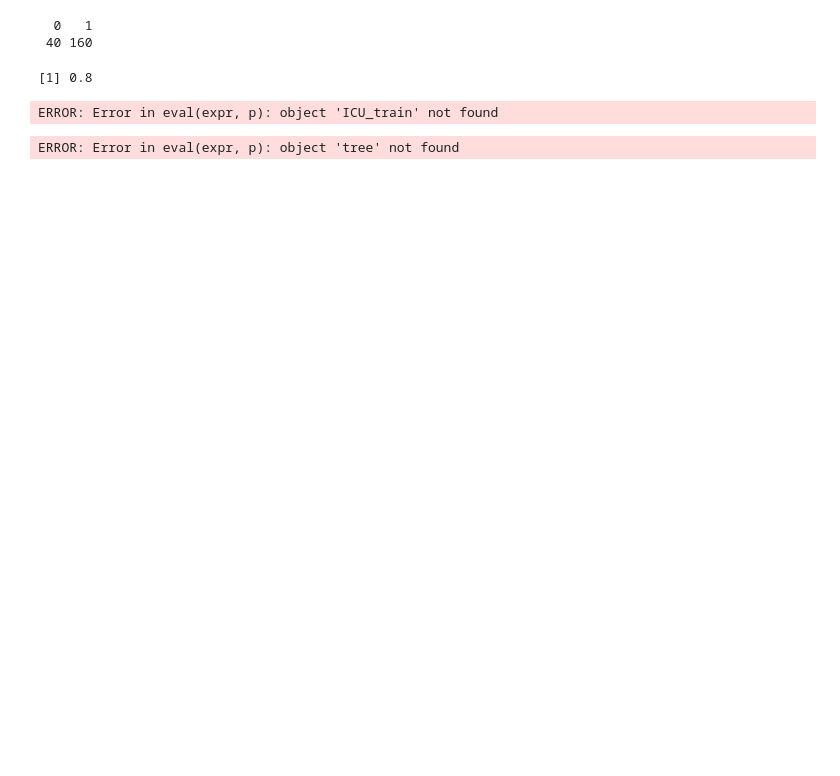
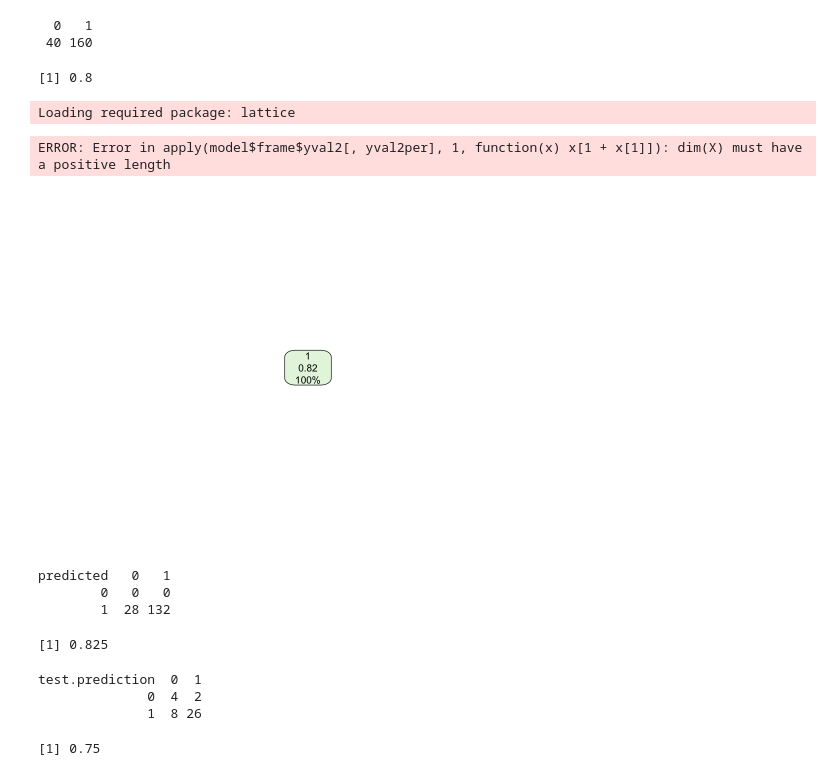
Before and after one commit to emilyahmad/OM065-Data-Science, a Jupyter notebook: Breakouts/ICU.ipynb, the cells around one changed output. Cells and saved outputs as stored; diff of their text form; code cells hidden in the pictures; blank space fills up the shorter version.

Commit message:
Decision tree & others

```diff
--- a/Breakouts/ICU.ipynb
+++ b/Breakouts/ICU.ipynb
@@ -34,14 +29,40 @@ mean(ICU$Survive)
  40 160
 [1] 0.8
 # %%
-index = sample(nrow(ICU), nrow(ICU) *.8)
-ICU.train = ICU[index,] # rows in sample
-ICU.test = ICU[-index, ] # rows not in sample
+index <- sample(nrow(ICU), nrow(ICU)*0.8)
+ICU_train <- ICU[index, ]
+ICU_test  <- ICU[-index, ]
+# %%
+library(caret)
+prop.index <- createDataPartition(ICU$Survive, p = 0.8, list = FALSE, times = 1)
+ICU.train <- ICU[prop.index, ]
+ICU.test  <- ICU[-prop.index, ]
+# %% [output]
+Loading required package: lattice
 # %%
-tree = rpart(formula = Survive ~ Age + Sex + Infection + Pulse + SysBP + Emergency, data = ICU_train, method="class", cp=0.00001)
+tree <- rpart(Survive ~ Age + Sex + Infection + Pulse + DangerBP + Emergency,
+              data = ICU_train, method = "class", cp = 0.00001)
-# %% [output]
-ERROR: Error in eval(expr, p): object 'ICU_train' not found
-# %%
-rpart(plot(tree))
-# %% [output]
-ERROR: Error in eval(expr, p): object 'tree' not found
+# %%
+par(mfrow = c(1, 1)); rpart.plot(tree)
+library(rattle); fancyRpartPlot(tree); fancyRpartPlot(tree, tweak=1.5)
+# %% [output]
+ERROR: Error in apply(model$frame$yval2[, yval2per], 1, function(x) x[1 + x[1]]): dim(X) must have a positive length
+[figure, added]
+# %%
+predicted <- predict(tree, ICU.train, type = "class")
+table(predicted, ICU.train$Survive)
+mean(predicted == ICU.train$Survive)
+# %% [output]
+predicted   0   1
+        0   0   0
+        1  28 132
+[1] 0.825
+# %%
+test.prediction <- predict(tree, ICU.test, type = "class")
+table(test.prediction, ICU.test$Survive)
+mean(test.prediction == ICU.test$Survive, na.rm=TRUE)
+# %% [output]
+test.prediction  0  1
+              0  4  2
+              1  8 26
+[1] 0.75
```
Also changed, not shown: parts of 15 cells of this notebook, 11 other files.
